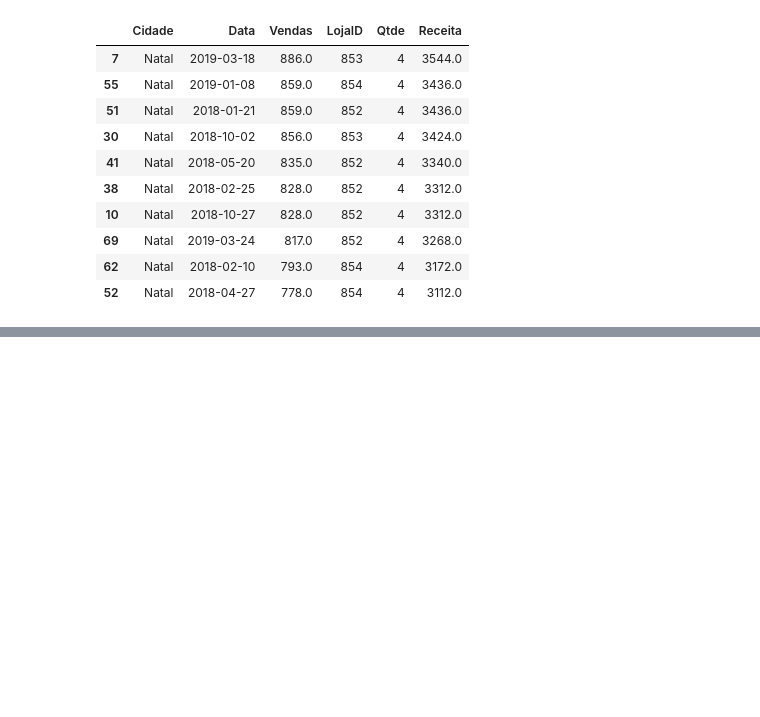
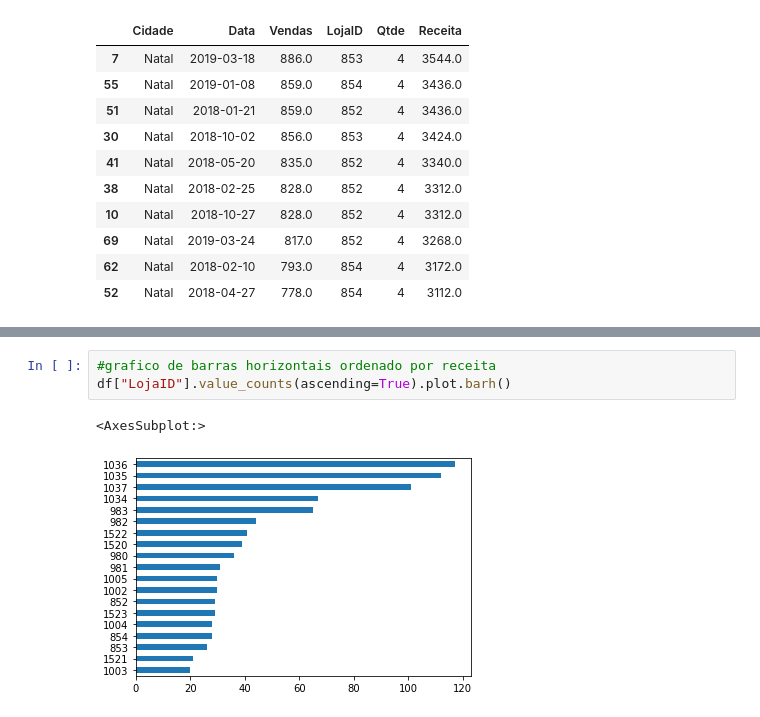
Before and after one commit to YuriMel0/PYTHON-DS, a Jupyter notebook: desafio-projeto1/pandas-excel.ipynb, the cells around one changed output, grey strips where cells are left out. Cells and saved outputs as stored; diff of their text form; blank space fills up the shorter version.

```diff
--- a/desafio-projeto1/pandas-excel.ipynb
+++ b/desafio-projeto1/pandas-excel.ipynb
@@ -238,0 +272,6 @@ df["LojaID"].value_conuts
+# %%
+#grafico de barras horizontais ordenado por receita
+df["LojaID"].value_counts(ascending=True).plot.barh()
+# %% [output]
+<AxesSubplot:>
+[figure, added]
```
Also changed, not shown: parts of 39 cells of this notebook, 1 other file.
